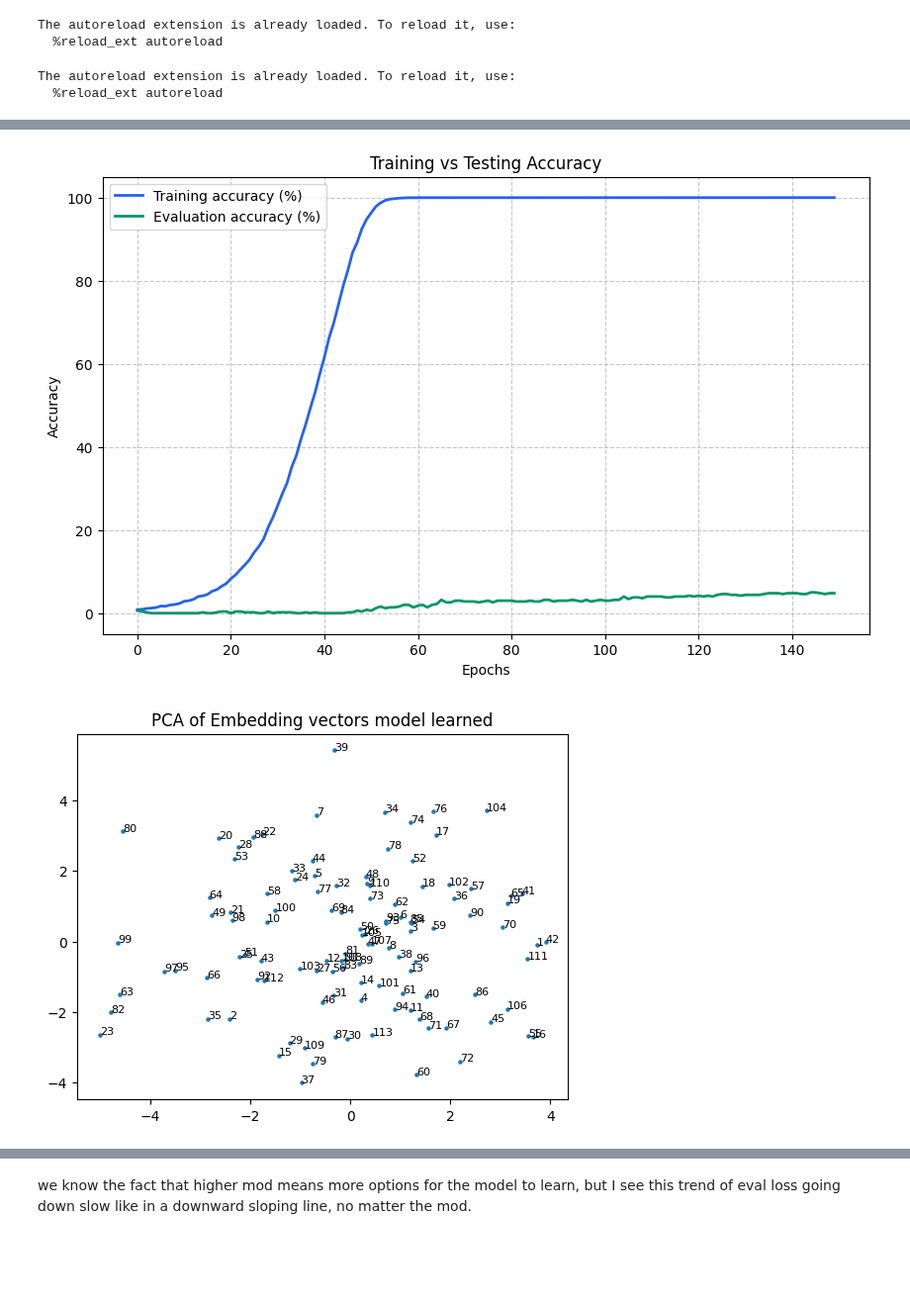
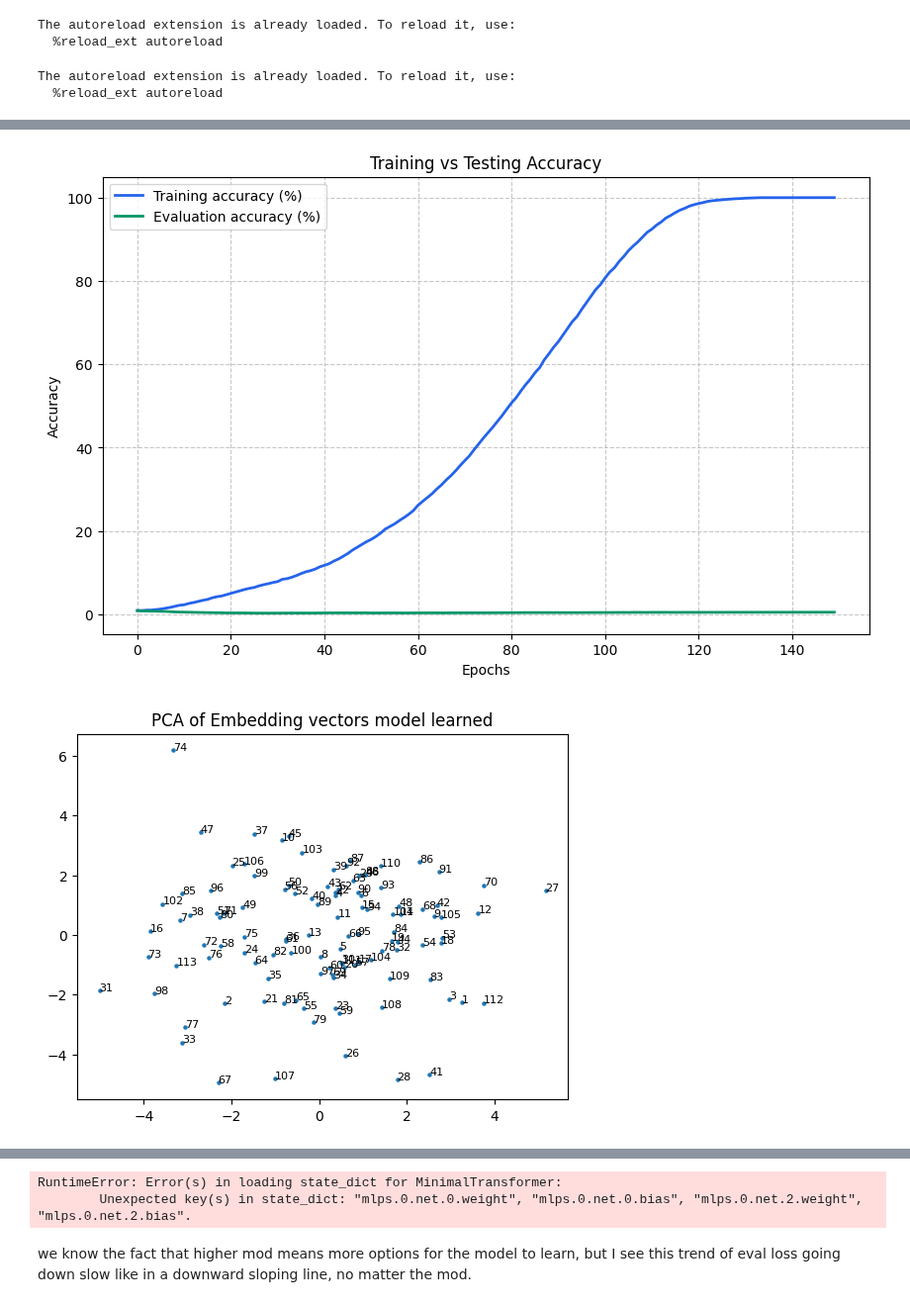
Before and after one commit to Aavash232311/Empirical-Analysis-of-Phase-Transitions-in-Transformer-Models-Using-Mechanistic-Interpretability, a Jupyter notebook: analysis/unseen_pairs_model_analyisis.ipynb, the cells around one changed output, grey strips where cells are left out. Shown at 99% size. Drawn from its saved outputs; the diff is of its cells as text; code cells hidden in the pictures; blank space fills up the shorter version.

```diff
--- a/analysis/unseen_pairs_model_analyisis.ipynb
+++ b/analysis/unseen_pairs_model_analyisis.ipynb
@@ -64,7 +64,7 @@ from script.shell import MinimalTransformer
 
 
 checkpoint_dir = '../checkpoints/bin'
-full_path = os.path.join(checkpoint_dir, 'batch_full_dimension_128_head_4_wd_0.09_with_mlp_wd_1.pth')
+full_path = os.path.join(checkpoint_dir, 'batch_full_dimension_128_head_4_wd_0.09_with_mlp_wd_1_seq_21_intentional_leak_ds.pth')
 checkpoint = torch.load(full_path)
 
 
@@ -112,2 +112,2 @@ The autoreload extension is already loaded. To reload it, use:
-[figure, old version]
+[figure, new version]
-[figure, old version]
+[figure, new version]
@@ -116,3 +114,5 @@ The autoreload extension is already loaded. To reload it, use:
+RuntimeError: Error(s) in loading state_dict for MinimalTransformer:
+        Unexpected key(s) in state_dict: "mlps.0.net.0.weight", "mlps.0.net.0.bias", "mlps.0.net.2.weight", "mlps.0.net.2.bias".
 # %% [markdown]
 we know the fact that higher mod means more options for the model to learn, but I see this trend of eval
 loss going down slow like in a downward sloping line, no matter the mod.
```
Also changed, not shown: parts of 1 cell of this notebook, 1 other file.
